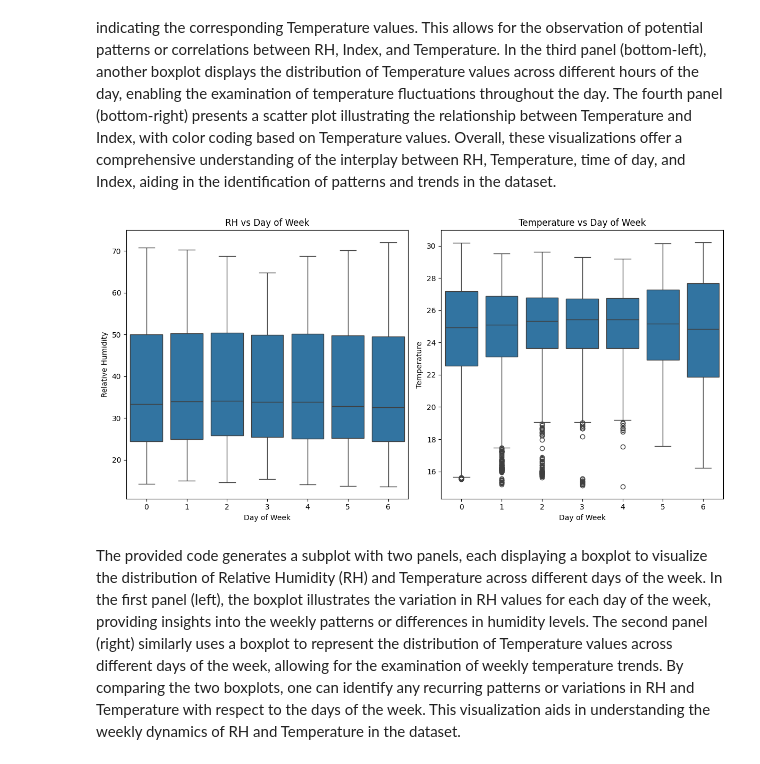
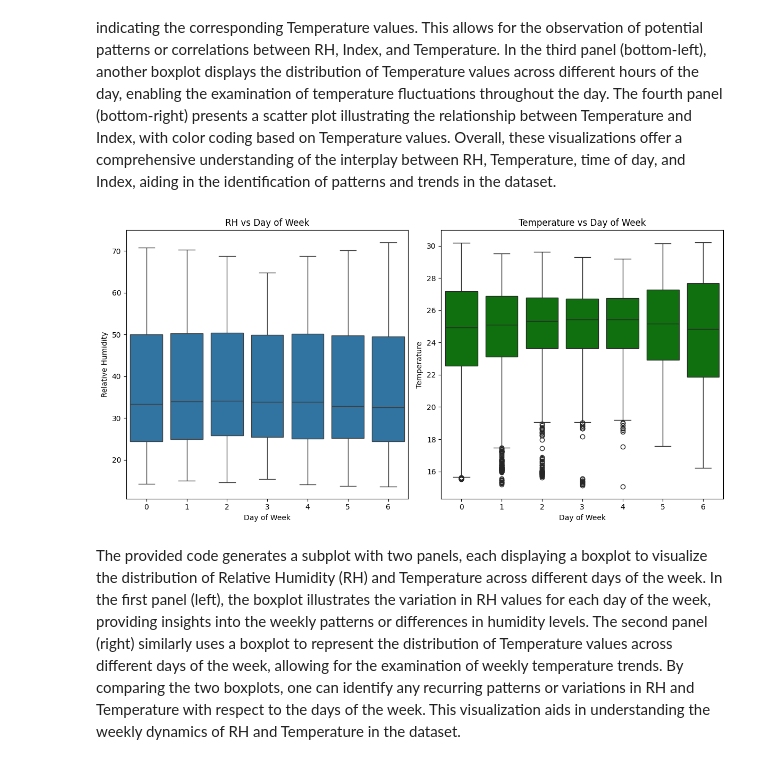
Before and after one commit to mshapna/EDA_Timeseries, a Jupyter notebook: EDA_Ver2.ipynb, the cells around one changed output. Cells and saved outputs as stored; diff of their text form; code cells hidden in the pictures.

```diff
--- a/EDA_Ver2.ipynb
+++ b/EDA_Ver2.ipynb
@@ -266,29 +247,29 @@ The provided code creates a subplot with four panels, each visualizing different
 # %%
 import seaborn as sns
 import matplotlib.pyplot as plt
 
 # Create a subplot with 1 row and 2 columns
 fig, axes = plt.subplots(nrows=1, ncols=2, figsize=(12, 6))
 
 # Boxplot of RH vs Day of Week
 sns.boxplot(data=df, x="DayOfWeek", y="RH", ax=axes[0])
 axes[0].set_xlabel('Day of Week')
 axes[0].set_ylabel('Relative Humidity')
 axes[0].set_title('RH vs Day of Week')
 
 # Boxplot of Temperature vs Day of Week
-sns.boxplot(data=df, x="DayOfWeek", y="Temperature", ax=axes[1])
+sns.boxplot(data=df, x="DayOfWeek", y="Temperature", ax=axes[1], color='green')
 axes[1].set_xlabel('Day of Week')
 axes[1].set_ylabel('Temperature')
 axes[1].set_title('Temperature vs Day of Week')
 
 # Adjust layout
 plt.tight_layout()
 
 # Show the combined plot
 plt.show()
 # %% [output]
-[figure, old version]
+[figure, new version]
 # %% [markdown]
 
 The provided code generates a subplot with two panels, each displaying a boxplot to visualize the distribution of Relative Humidity (RH) and Temperature across different days of the week. In the first panel (left), the boxplot illustrates the variation in RH values for each day of the week, providing insights into the weekly patterns or differences in humidity levels. The second panel (right) similarly uses a boxplot to represent the distribution of Temperature values across different days of the week, allowing for the examination of weekly temperature trends. By comparing the two boxplots, one can identify any recurring patterns or variations in RH and Temperature with respect to the days of the week. This visualization aids in understanding the weekly dynamics of RH and Temperature in the dataset.
```
Also changed, not shown: parts of 9 cells of this notebook.
